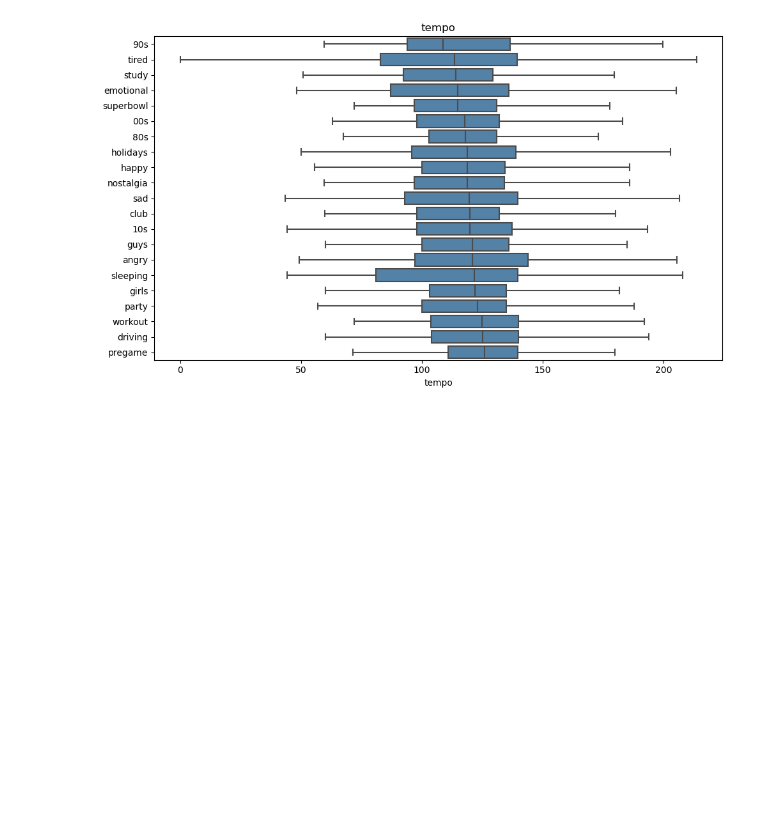
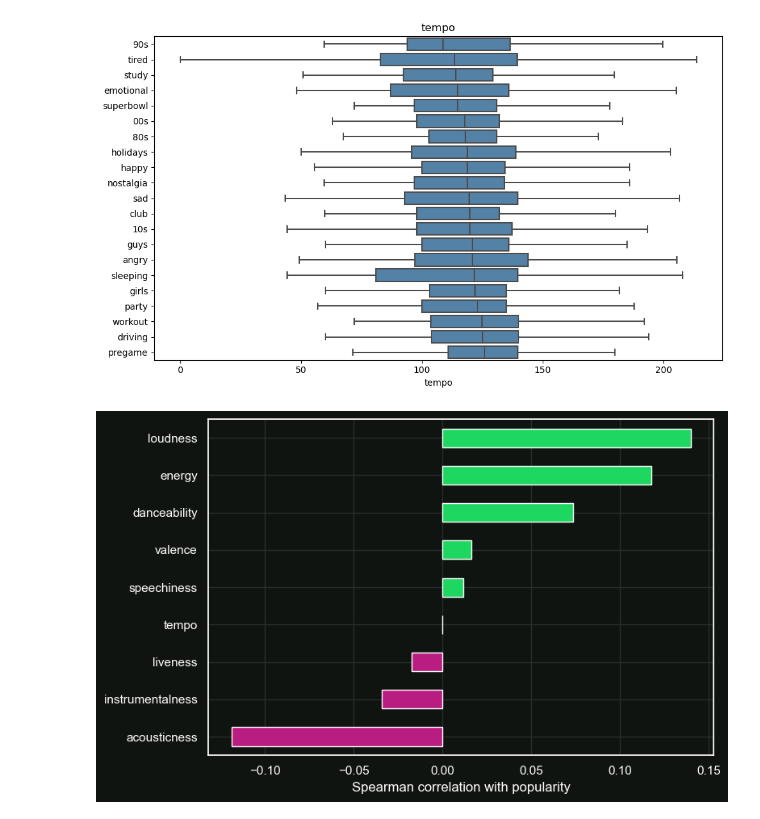
Before and after one commit to jjmecca/DiDa-425-Spotify-Data-Journalism-Project, a Jupyter notebook: clustering graph.ipynb, the cells around one changed output. Saved outputs shown, nothing was run; the diff lists cells and outputs as text; code cells hidden in the pictures; blank space fills up the shorter version.

```diff
--- a/clustering graph.ipynb
+++ b/clustering graph.ipynb
@@ -167,3 +154,24 @@ for f in AUDIO_FEATURES:
 [figure]
 [figure]
 [figure]
+# %%
+
+
+# 10.1 What goes with popularity?
+palette = ["#B91D82", "#1ed760"]  # [negative, positive]
+
+tracks = df.drop_duplicates("track_id")
+pop_corr = (
+    tracks[AUDIO_FEATURES + ["popularity"]]
+    .corr(method="spearman")["popularity"]
+    .drop("popularity")
+    .sort_values()
+)
+
+plt.figure(figsize=(8, 5))
+pop_corr.plot.barh(color=np.where(pop_corr > 0, palette[1], palette[0]))
+plt.xlabel("Spearman correlation with popularity")
+plt.tight_layout()
+plt.show()
+# %% [output]
+[figure, added]
```
Also changed, not shown: parts of 1 cell of this notebook.
